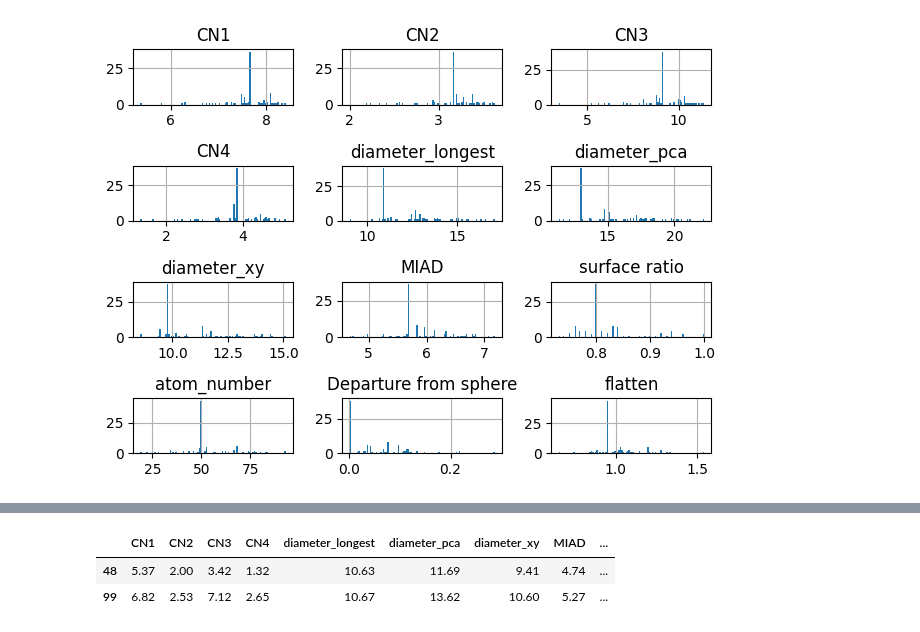
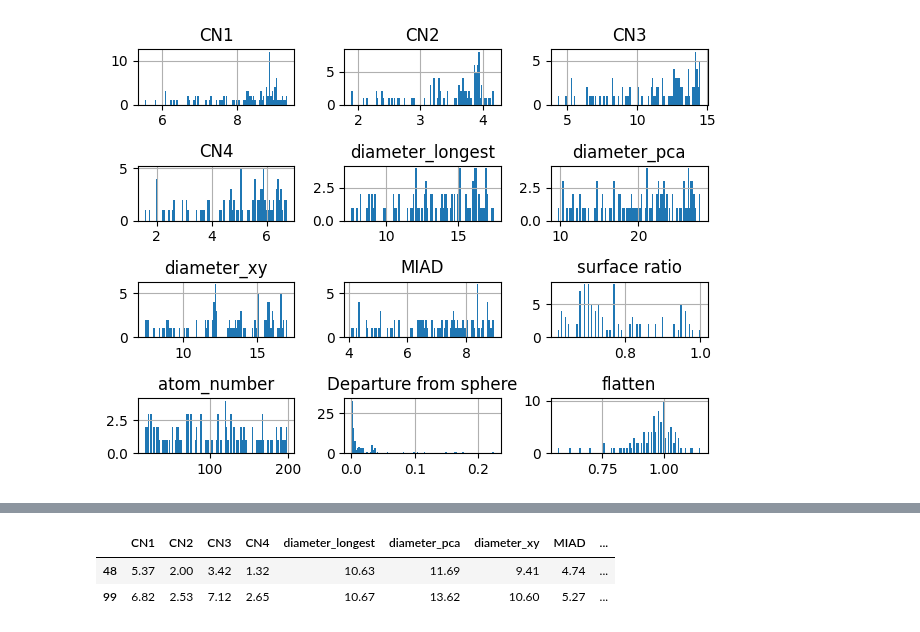
Before and after one commit to kaifengZheng/GA_nano_generator, a Jupyter notebook: particle_generator_test_convex.ipynb, the cells around one changed output, grey strips where cells are left out. Cells and saved outputs as stored; diff of their text form; code cells hidden in the pictures.

```diff
--- a/particle_generator_test_convex.ipynb
+++ b/particle_generator_test_convex.ipynb
@@ -504,5 +505,3 @@ def genetic_algorithm():
     return best_atom,fitness_record,fitness_values,best_particle,last_atom_list,ini_atom_list,last_population
 # def genome(num_atoms):
 #     np.random
-# %%
-best_atom,fitness_record,fitness_values,best_particle,last_atom_list,ini_atom_list,population=genetic_algorithm()
@@ -527,0 +508,20 @@ best_index=35
+# %%
+best_atoms=[]
+fitness_records=[]
+fitness_values=[]
+best_particles=[]
+last_atom_lists=[]
+for i in range(10):
+    best_atom=None
+    fitness_record=None
+    fitness_value=None
+    best_particle=None
+    last_atom_list=None
+    ini_atom_list=None
+    best_atom,fitness_record,fitness_values,best_particle,last_atom_list,ini_atom_list,last_population=genetic_algorithm()
+    best_atoms.append(best_atom)
+    fitness_records.append(fitness_record)
+    fitness_values.append(fitness_value)
+    best_particles.append(best_particle)
+    last_atom_lists.append(last_atom_list)
+# best_atom,fitness_record,fitness_values,best_particle,last_atom_list,ini_atom_list,population=genetic_algorithm()
@@ -528,11 +700,11 @@ best_index=35
 # %%
 particles_descriptors=[]
 bas=[]
 
-for i in range(len(last_atom_list)):
-    particles_descriptors.append(descriptor_table(last_atom_list[i]))
+for i in range(len(ini_atom_list)):
+    particles_descriptors.append(descriptor_table(ini_atom_list[i]))
 pdes=pd.DataFrame(particles_descriptors)
 pdes.hist(bins=100)
 plt.tight_layout()
 # %% [output]
-[figure, old version]
+[figure, new version]
```
Also changed, not shown: parts of 5 cells of this notebook, 1 other file.
